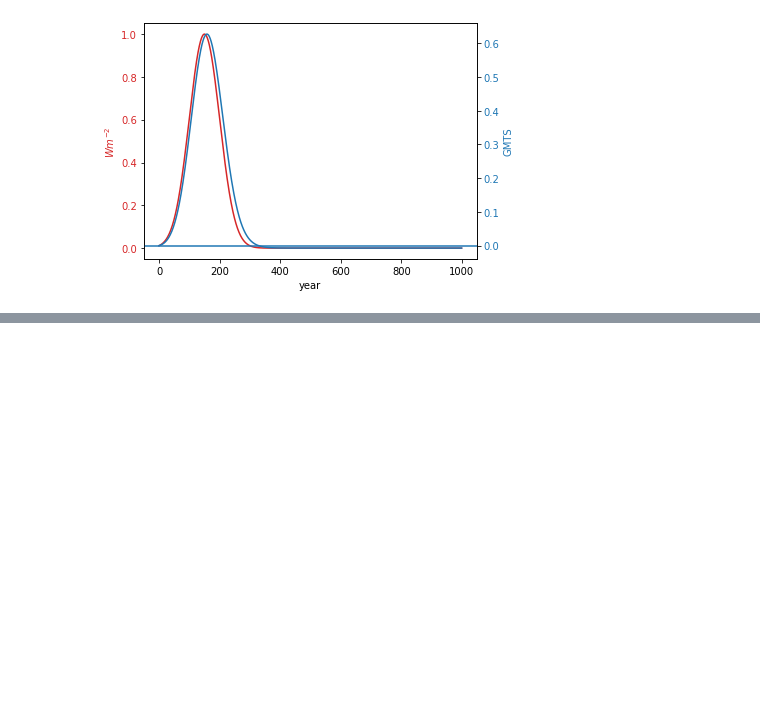
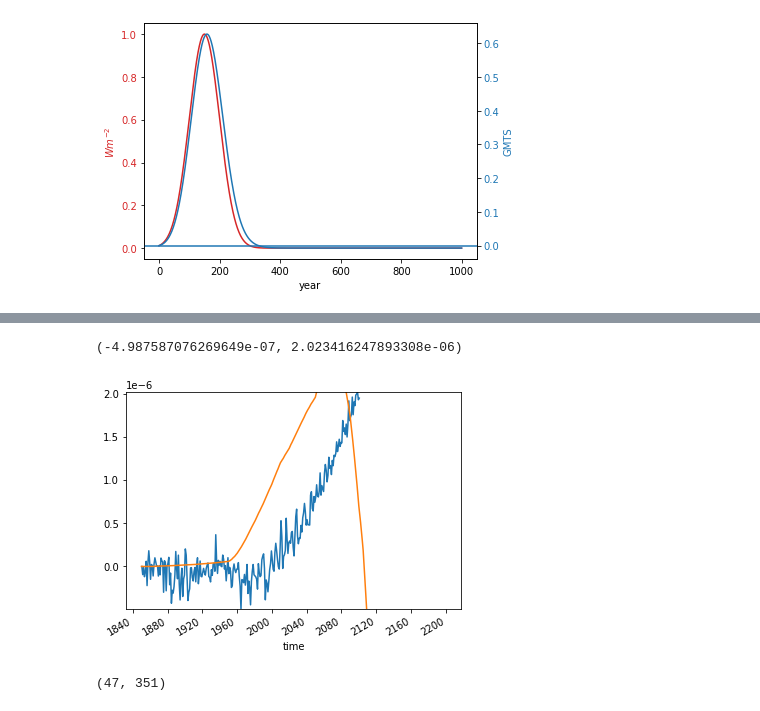
Before and after one commit to benmsanderson/METEOR, a Jupyter notebook: notebooks/METEOR_multi_model_pattern_example.ipynb, the cells around one changed output, grey strips where cells are left out. Drawn from its saved outputs; the diff is of its cells as text; code cells hidden in the pictures; blank space fills up the shorter version.

```diff
--- a/notebooks/METEOR_multi_model_pattern_example.ipynb
+++ b/notebooks/METEOR_multi_model_pattern_example.ipynb
@@ -185,0 +115,17 @@ plt.show()
+# %%
+
+
+def make_pattern(name, exp_list):
+
+    pattern = MeteorPatternScaling(name, {"tas":2, "pr":10}, lambda exp: os.path.join("/div/no-backup/users/masan/temp", f"pdrmip-{exp}_T42_ANN_NorESM1.nc"), exp_list = exp_list)
+    return pattern
+# %%
+
+experiments = ["rcp85", "rcp60", "rcp45", "rcp26"]
+exp_lists = [["base","co2x2"], ["base","co2x2", "bcx10"],  ["base","co2x2", "sulx5"], ["base","co2x2", "bcx10", "sulx5"]] # ,
+components = ["tas", "pr"]
+# %%
+exp="rcp85"
+comp="pr"
+p=make_pattern("pdrmip-NorESM1-all", exp_lists[3])
+patterns,fcg,fttl,em,conc = predict_per_experiment(p,exp)
@@ -185,0 +150,6 @@ plt.show()
+# %%
+data_hist = xr.open_dataset(f"/div/no-backup/users/masan/temp/{comp}_yr_NorESM1_historical_r1i1p1_185001-200512.nc")[comp]
+data_rcp = xr.open_dataset(f"/div/no-backup/users/masan/temp/{comp}_yr_NorESM1_{exp}_r1i1p1_200601-210012.nc")[comp]
+hist_ts = global_mean(data_hist)
+tot_ts = xr.concat((hist_ts - hist_ts[0], global_mean(data_rcp) - hist_ts[0]),dim='time')
+tot_ts=tot_ts.convert_calendar("Gregorian")
@@ -185,0 +160,16 @@ plt.show()
+# %%
+tot_ts.plot()
+global_mean(patterns[comp]).plot()
+plt.ylim(min(tot_ts),max(tot_ts))
+# %% [output]
+(-4.987587076269649e-07, 2.023416247893308e-06)
+[figure, added]
+# %%
+fcgarr=np.zeros((len(fttl.keys()),len(patterns[comp]['time'].values)))
+lbl=[]
+print(fcgarr.shape)
+for i,f in enumerate(fttl.keys()):
+    fcgarr[i,:]=fttl[f]
+    lbl.append(f)
+# %% [output]
+(47, 351)
```
Also changed, not shown: parts of 15 cells of this notebook, 3 other files.
